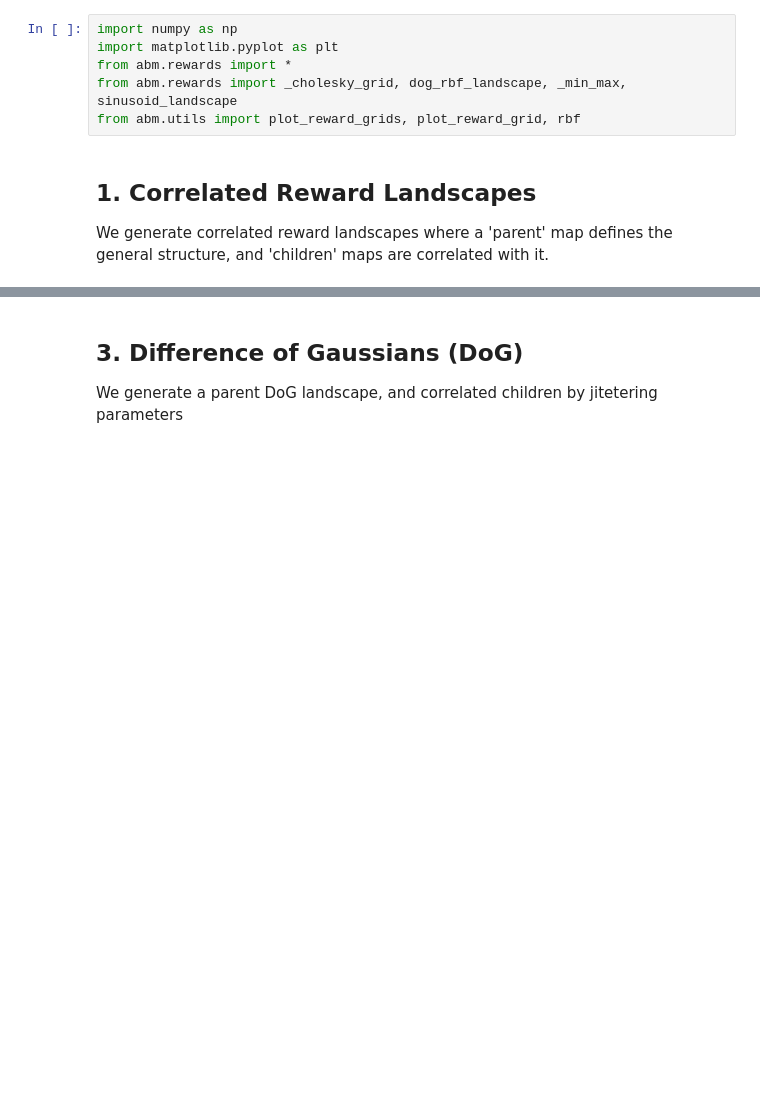
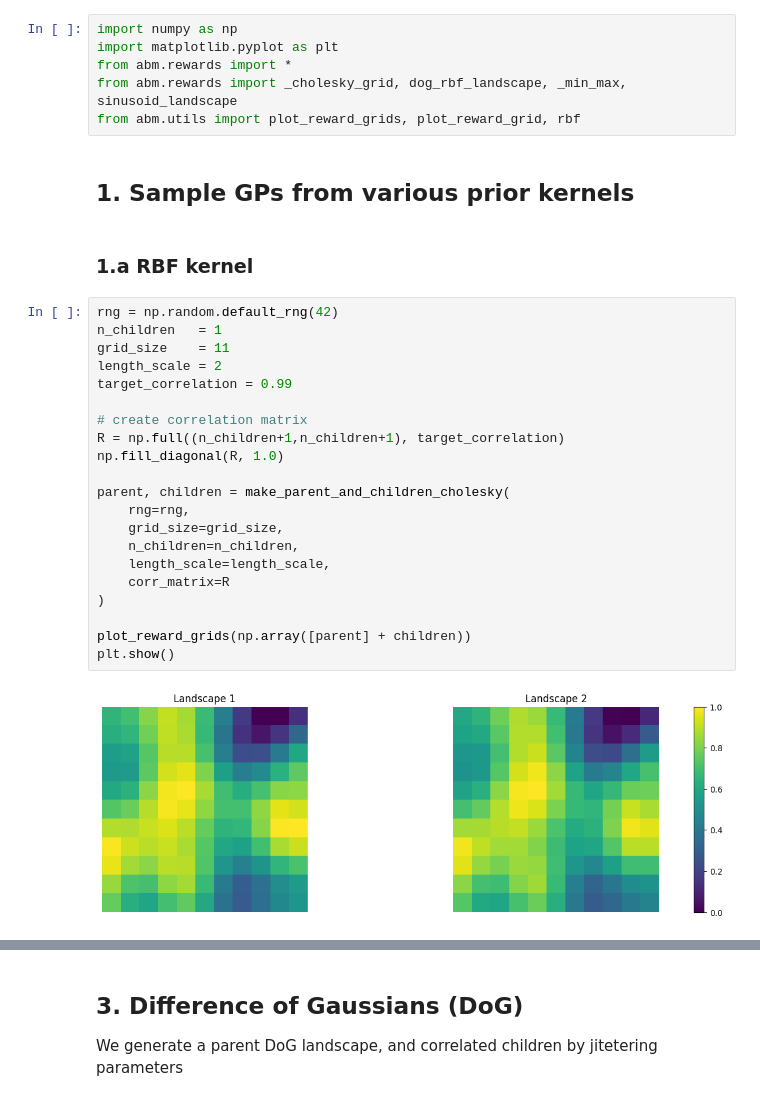
Before and after one commit to vagechirkov/Spatial-MAB-taboo, a Jupyter notebook: notebooks/reward_landscapes.ipynb, the cells around one changed output, grey strips where cells are left out. Saved outputs shown, nothing was run; the diff lists cells and outputs as text; blank space fills up the shorter version.

```diff
--- a/notebooks/reward_landscapes.ipynb
+++ b/notebooks/reward_landscapes.ipynb
@@ -7,7 +7,30 @@ import matplotlib.pyplot as plt
 from abm.rewards import *
 from abm.rewards import _cholesky_grid, dog_rbf_landscape, _min_max, sinusoid_landscape
 from abm.utils import plot_reward_grids, plot_reward_grid, rbf
-# %% [markdown]
-## 1. Correlated Reward Landscapes
-
-We generate correlated reward landscapes where a 'parent' map defines the general structure, and 'children' maps are correlated with it.
+# %% [markdown]
+## 1. Sample GPs from various prior kernels
+# %% [markdown]
+### 1.a RBF kernel
+# %%
+rng = np.random.default_rng(42)
+n_children   = 1
+grid_size    = 11
+length_scale = 2
+target_correlation = 0.99
+
+# create correlation matrix
+R = np.full((n_children+1,n_children+1), target_correlation)
+np.fill_diagonal(R, 1.0)
+
+parent, children = make_parent_and_children_cholesky(
+    rng=rng,
+    grid_size=grid_size,
+    n_children=n_children,
+    length_scale=length_scale,
+    corr_matrix=R
+)
+
+plot_reward_grids(np.array([parent] + children))
+plt.show()
+# %% [output]
+[figure, added]
```
Also changed, not shown: parts of 6 cells of this notebook, 1 other file.
